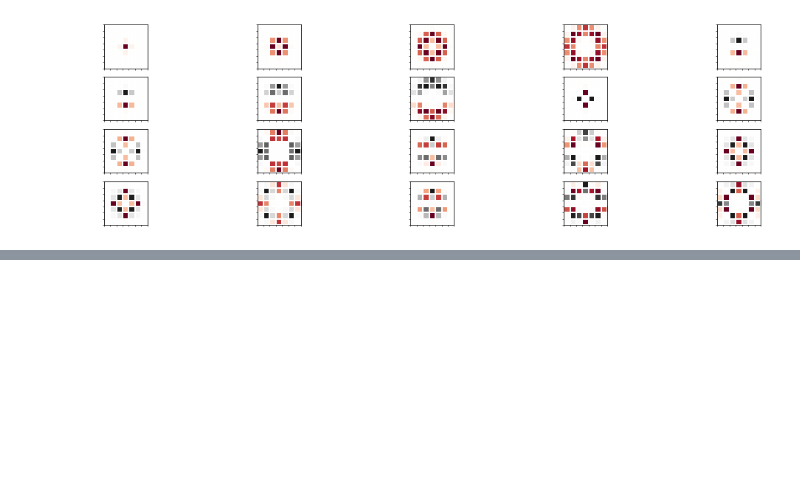
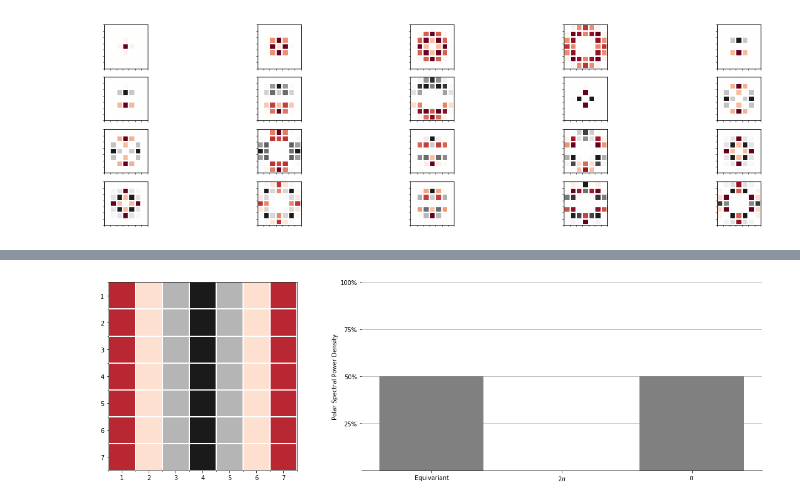
Before and after one commit to gabriel-lepetitaimon/steered-fcnn, a Jupyter notebook: notebooks/ImplementationCheck/SteerableKBase.ipynb, the cells around one changed output, grey strips where cells are left out. Saved outputs shown, nothing was run; the diff lists cells and outputs as text; code cells hidden in the pictures; blank space fills up the shorter version.

```diff
--- a/notebooks/ImplementationCheck/SteerableKBase.ipynb
+++ b/notebooks/ImplementationCheck/SteerableKBase.ipynb
@@ -213,0 +221,5 @@ for i in range(len(axs)):
+# %%
+F = abs(x)-abs(x).mean()
+plot_filter(F, spd=4)
+# %% [output]
+[figure, added]
```
Also changed, not shown: parts of 6 cells of this notebook, 1 other file.
